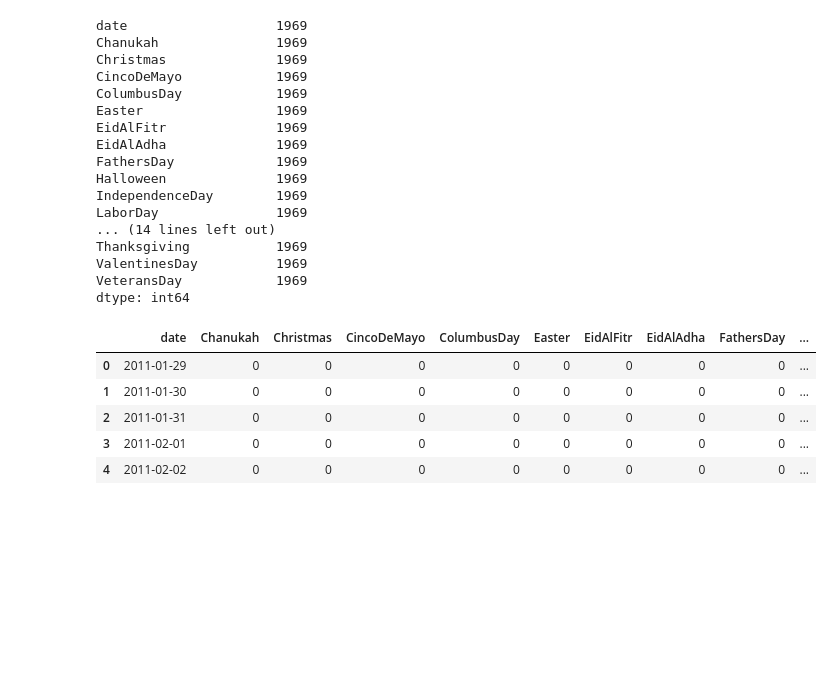
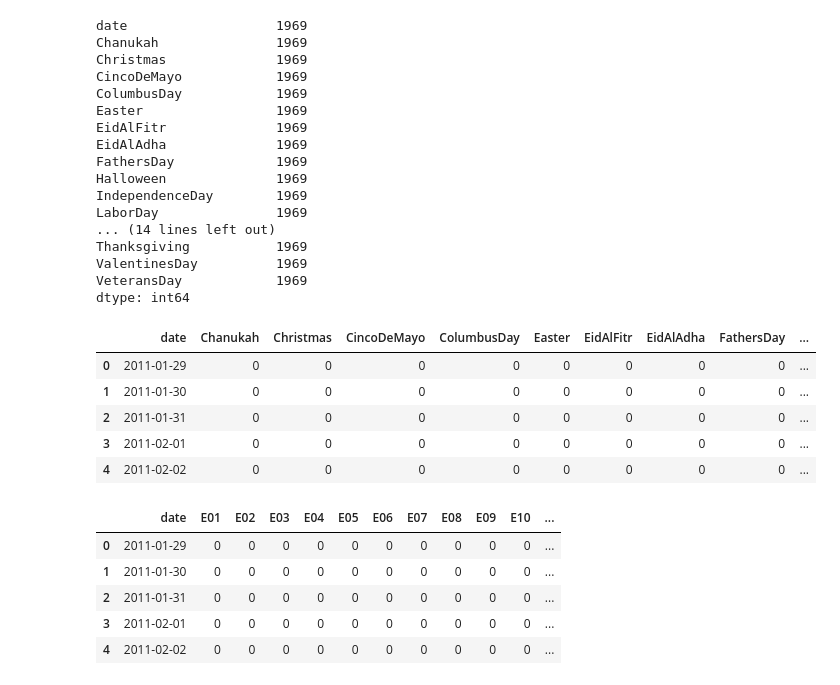
Before and after one commit to THashiz/kaggle, a Jupyter notebook: M5_cal.ipynb, the cells around one changed output. Saved outputs shown, nothing was run; the diff lists cells and outputs as text; code cells hidden in the pictures; blank space fills up the shorter version.

```diff
--- a/M5_cal.ipynb
+++ b/M5_cal.ipynb
@@ -304,0 +378,9 @@ event_name_calendar.to_csv('/content/event_name_calendar.csv')
+# %%
+event_code_calendar.head()
+# %% [output]
+|  | date | E01 | E02 | E03 | E04 | E05 | E06 | E07 | E08 | E09 | E10 | ... |
+| 0 | 2011-01-29 | 0 | 0 | 0 | 0 | 0 | 0 | 0 | 0 | 0 | 0 | ... |
+| 1 | 2011-01-30 | 0 | 0 | 0 | 0 | 0 | 0 | 0 | 0 | 0 | 0 | ... |
+| 2 | 2011-01-31 | 0 | 0 | 0 | 0 | 0 | 0 | 0 | 0 | 0 | 0 | ... |
+| 3 | 2011-02-01 | 0 | 0 | 0 | 0 | 0 | 0 | 0 | 0 | 0 | 0 | ... |
+| 4 | 2011-02-02 | 0 | 0 | 0 | 0 | 0 | 0 | 0 | 0 | 0 | 0 | ... |
```
Also changed, not shown: parts of 2 cells of this notebook.
